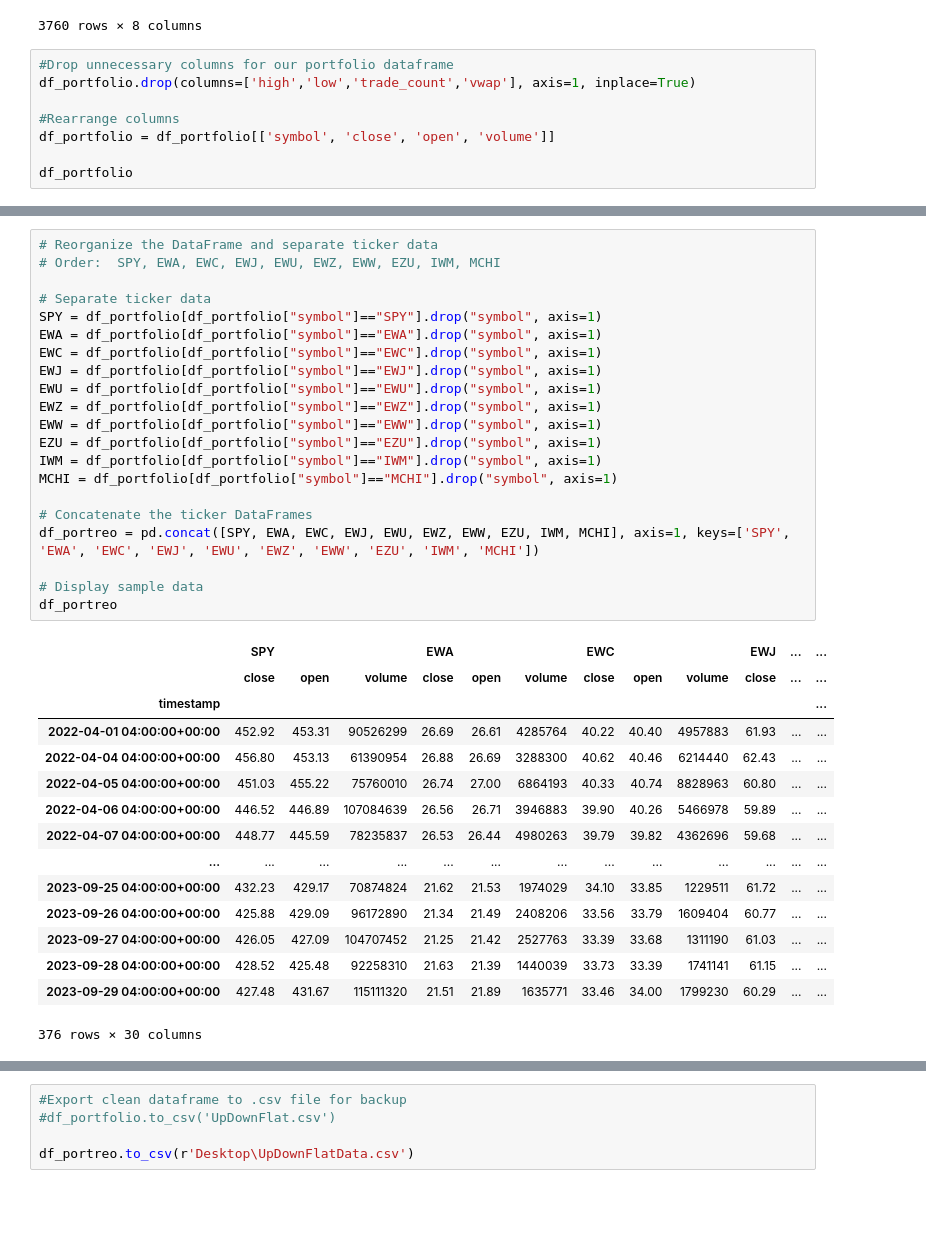
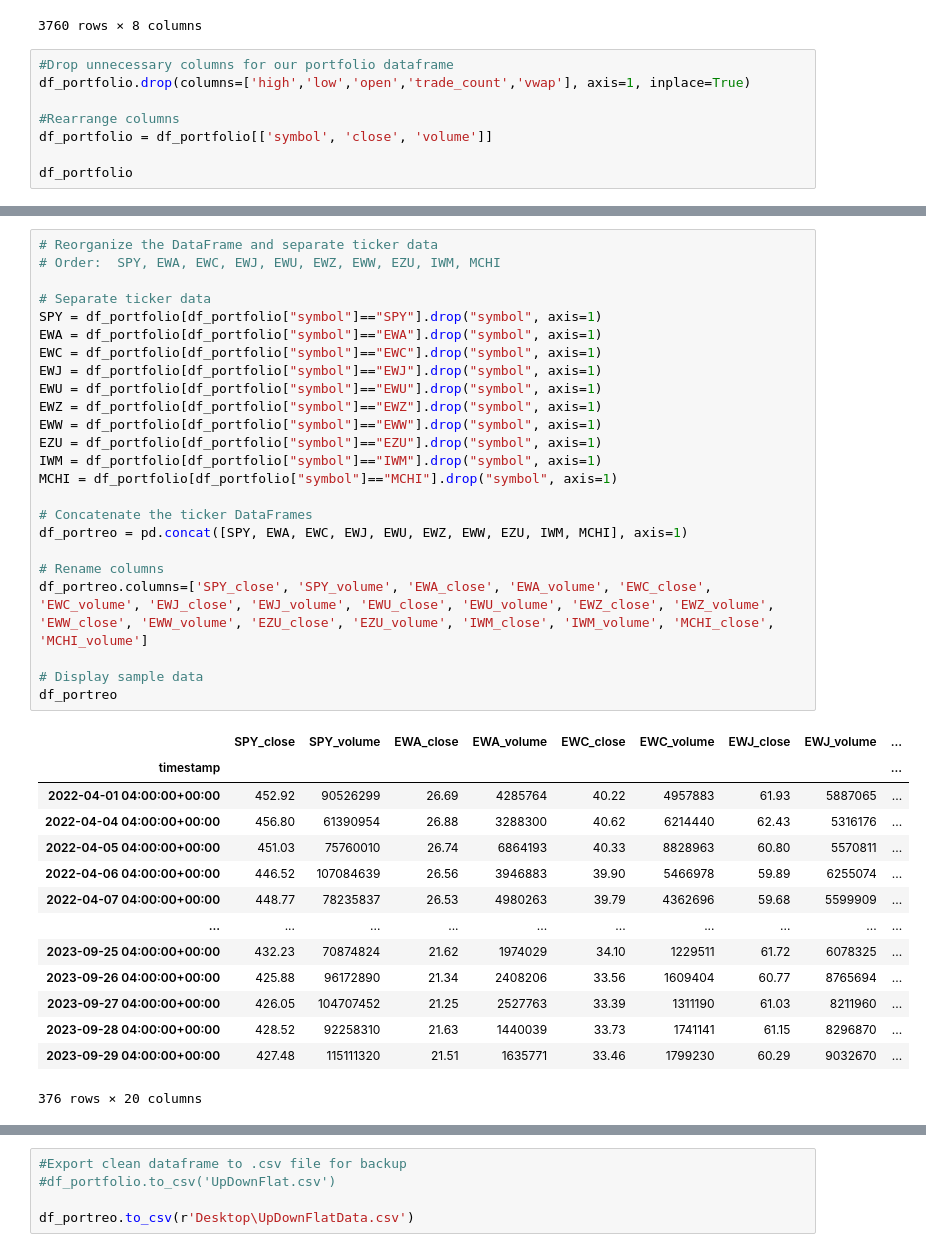
Before and after one commit to 15jarom/GroupProject1, a Jupyter notebook: UpDownFlat.ipynb, the cells around one changed output, grey strips where cells are left out. Drawn from its saved outputs; the diff is of its cells as text; blank space fills up the shorter version.

```diff
--- a/UpDownFlat.ipynb
+++ b/UpDownFlat.ipynb
@@ -76,10 +76,10 @@ df_portfolio
 3760 rows × 8 columns
 # %%
 #Drop unnecessary columns for our portfolio dataframe
-df_portfolio.drop(columns=['high','low','trade_count','vwap'], axis=1, inplace=True)
+df_portfolio.drop(columns=['high','low','open','trade_count','vwap'], axis=1, inplace=True)
 
 #Rearrange columns
-df_portfolio = df_portfolio[['symbol', 'close', 'open', 'volume']]
+df_portfolio = df_portfolio[['symbol', 'close', 'volume']]
 
 df_portfolio
 # %% [output]
@@ -100,37 +100,39 @@ df_portfolio
 # %%
 # Reorganize the DataFrame and separate ticker data
 # Order:  SPY, EWA, EWC, EWJ, EWU, EWZ, EWW, EZU, IWM, MCHI
 
 # Separate ticker data
 SPY = df_portfolio[df_portfolio["symbol"]=="SPY"].drop("symbol", axis=1)
 EWA = df_portfolio[df_portfolio["symbol"]=="EWA"].drop("symbol", axis=1)
 EWC = df_portfolio[df_portfolio["symbol"]=="EWC"].drop("symbol", axis=1)
 EWJ = df_portfolio[df_portfolio["symbol"]=="EWJ"].drop("symbol", axis=1)
 EWU = df_portfolio[df_portfolio["symbol"]=="EWU"].drop("symbol", axis=1)
 EWZ = df_portfolio[df_portfolio["symbol"]=="EWZ"].drop("symbol", axis=1)
 EWW = df_portfolio[df_portfolio["symbol"]=="EWW"].drop("symbol", axis=1)
 EZU = df_portfolio[df_portfolio["symbol"]=="EZU"].drop("symbol", axis=1)
 IWM = df_portfolio[df_portfolio["symbol"]=="IWM"].drop("symbol", axis=1)
 MCHI = df_portfolio[df_portfolio["symbol"]=="MCHI"].drop("symbol", axis=1)
 
 # Concatenate the ticker DataFrames
-df_portreo = pd.concat([SPY, EWA, EWC, EWJ, EWU, EWZ, EWW, EZU, IWM, MCHI], axis=1, keys=['SPY', 'EWA', 'EWC', 'EWJ', 'EWU', 'EWZ', 'EWW', 'EZU', 'IWM', 'MCHI'])
+df_portreo = pd.concat([SPY, EWA, EWC, EWJ, EWU, EWZ, EWW, EZU, IWM, MCHI], axis=1)
+
+# Rename columns
+df_portreo.columns=['SPY_close', 'SPY_volume', 'EWA_close', 'EWA_volume', 'EWC_close', 'EWC_volume', 'EWJ_close', 'EWJ_volume', 'EWU_close', 'EWU_volume', 'EWZ_close', 'EWZ_volume', 'EWW_close', 'EWW_volume', 'EZU_close', 'EZU_volume', 'IWM_close', 'IWM_volume', 'MCHI_close', 'MCHI_volume']
 
 # Display sample data
 df_portreo
 # %% [output]
-|  | SPY |  |  | EWA |  |  | EWC |  |  | EWJ | ... | ... |
-|  | close | open | volume | close | open | volume | close | open | volume | close | ... | ... |
-| timestamp |  |  |  |  |  |  |  |  |  |  |  | ... |
-| 2022-04-01 04:00:00+00:00 | 452.92 | 453.31 | 90526299 | 26.69 | 26.61 | 4285764 | 40.22 | 40.40 | 4957883 | 61.93 | ... | ... |
-| 2022-04-04 04:00:00+00:00 | 456.80 | 453.13 | 61390954 | 26.88 | 26.69 | 3288300 | 40.62 | 40.46 | 6214440 | 62.43 | ... | ... |
-| 2022-04-05 04:00:00+00:00 | 451.03 | 455.22 | 75760010 | 26.74 | 27.00 | 6864193 | 40.33 | 40.74 | 8828963 | 60.80 | ... | ... |
-| 2022-04-06 04:00:00+00:00 | 446.52 | 446.89 | 107084639 | 26.56 | 26.71 | 3946883 | 39.90 | 40.26 | 5466978 | 59.89 | ... | ... |
-| 2022-04-07 04:00:00+00:00 | 448.77 | 445.59 | 78235837 | 26.53 | 26.44 | 4980263 | 39.79 | 39.82 | 4362696 | 59.68 | ... | ... |
-| ... | ... | ... | ... | ... | ... | ... | ... | ... | ... | ... | ... | ... |
-| 2023-09-25 04:00:00+00:00 | 432.23 | 429.17 | 70874824 | 21.62 | 21.53 | 1974029 | 34.10 | 33.85 | 1229511 | 61.72 | ... | ... |
-| 2023-09-26 04:00:00+00:00 | 425.88 | 429.09 | 96172890 | 21.34 | 21.49 | 2408206 | 33.56 | 33.79 | 1609404 | 60.77 | ... | ... |
-| 2023-09-27 04:00:00+00:00 | 426.05 | 427.09 | 104707452 | 21.25 | 21.42 | 2527763 | 33.39 | 33.68 | 1311190 | 61.03 | ... | ... |
-| 2023-09-28 04:00:00+00:00 | 428.52 | 425.48 | 92258310 | 21.63 | 21.39 | 1440039 | 33.73 | 33.39 | 1741141 | 61.15 | ... | ... |
-| 2023-09-29 04:00:00+00:00 | 427.48 | 431.67 | 115111320 | 21.51 | 21.89 | 1635771 | 33.46 | 34.00 | 1799230 | 60.29 | ... | ... |
+|  | SPY_close | SPY_volume | EWA_close | EWA_volume | EWC_close | EWC_volume | EWJ_close | EWJ_volume | ... |
+| timestamp |  |  |  |  |  |  |  |  | ... |
+| 2022-04-01 04:00:00+00:00 | 452.92 | 90526299 | 26.69 | 4285764 | 40.22 | 4957883 | 61.93 | 5887065 | ... |
+| 2022-04-04 04:00:00+00:00 | 456.80 | 61390954 | 26.88 | 3288300 | 40.62 | 6214440 | 62.43 | 5316176 | ... |
+| 2022-04-05 04:00:00+00:00 | 451.03 | 75760010 | 26.74 | 6864193 | 40.33 | 8828963 | 60.80 | 5570811 | ... |
+| 2022-04-06 04:00:00+00:00 | 446.52 | 107084639 | 26.56 | 3946883 | 39.90 | 5466978 | 59.89 | 6255074 | ... |
+| 2022-04-07 04:00:00+00:00 | 448.77 | 78235837 | 26.53 | 4980263 | 39.79 | 4362696 | 59.68 | 5599909 | ... |
+| ... | ... | ... | ... | ... | ... | ... | ... | ... | ... |
+| 2023-09-25 04:00:00+00:00 | 432.23 | 70874824 | 21.62 | 1974029 | 34.10 | 1229511 | 61.72 | 6078325 | ... |
+| 2023-09-26 04:00:00+00:00 | 425.88 | 96172890 | 21.34 | 2408206 | 33.56 | 1609404 | 60.77 | 8765694 | ... |
+| 2023-09-27 04:00:00+00:00 | 426.05 | 104707452 | 21.25 | 2527763 | 33.39 | 1311190 | 61.03 | 8211960 | ... |
+| 2023-09-28 04:00:00+00:00 | 428.52 | 92258310 | 21.63 | 1440039 | 33.73 | 1741141 | 61.15 | 8296870 | ... |
+| 2023-09-29 04:00:00+00:00 | 427.48 | 115111320 | 21.51 | 1635771 | 33.46 | 1799230 | 60.29 | 9032670 | ... |
-376 rows × 30 columns
+376 rows × 20 columns
```
Also changed, not shown: parts of 5 cells of this notebook.
